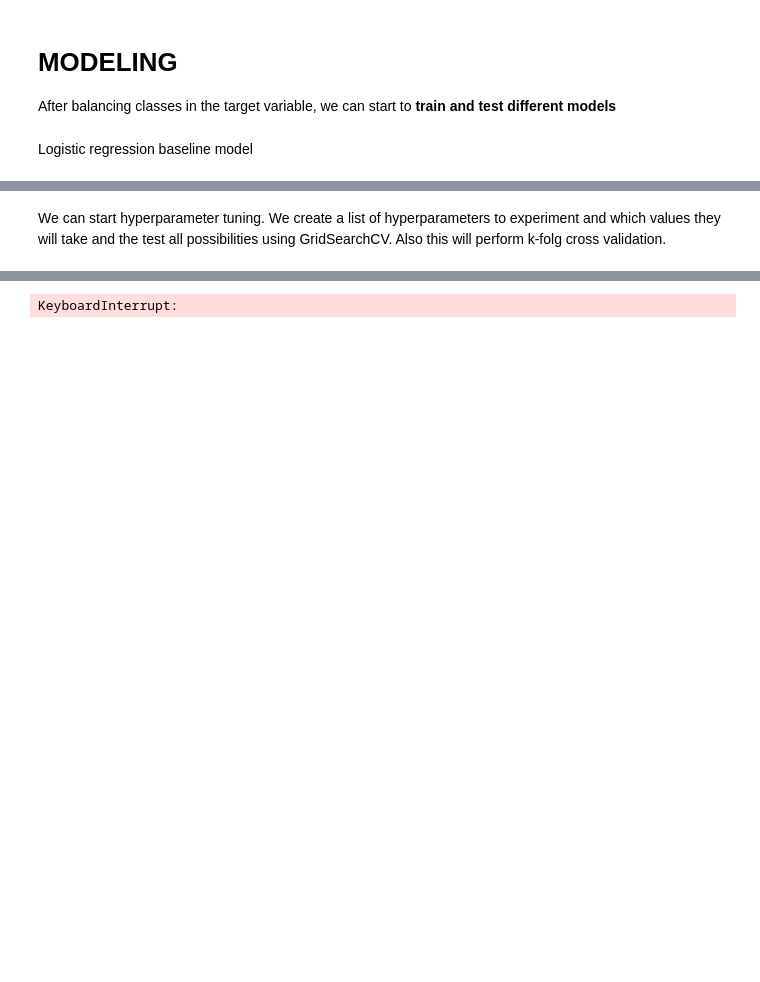
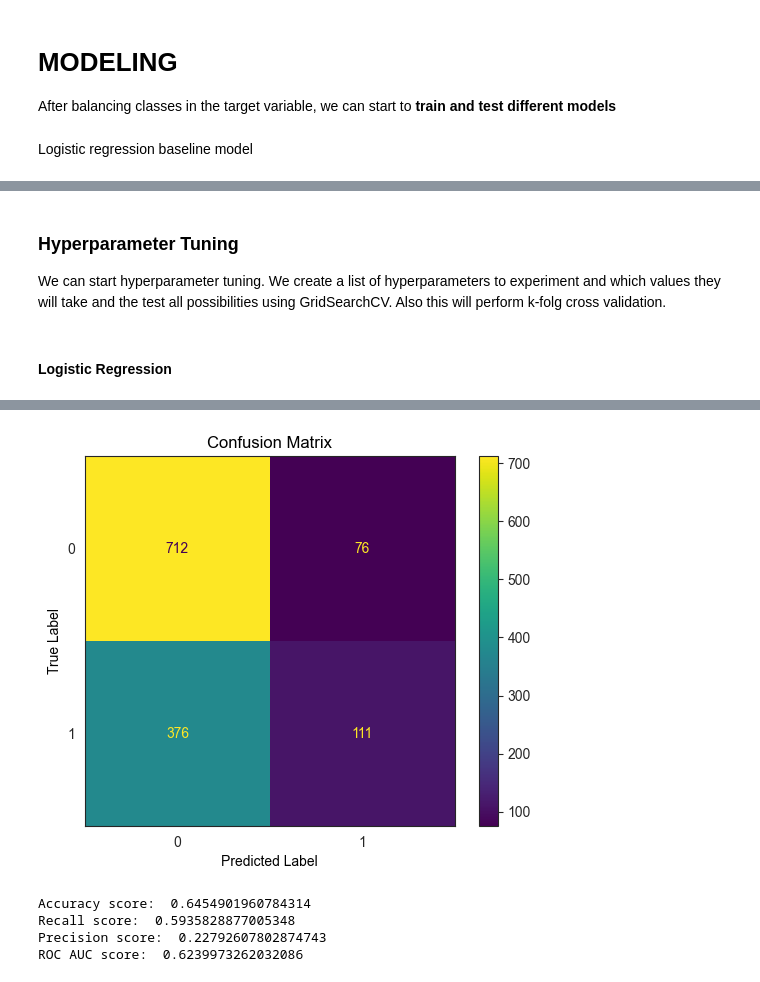
Before and after one commit to bruno-pannunzio/churn-prediction, a Jupyter notebook: Churn prediction.ipynb, the cells around one changed output, grey strips where cells are left out. Drawn from its saved outputs; the diff is of its cells as text; code cells hidden in the pictures; blank space fills up the shorter version.

```diff
--- a/Churn prediction.ipynb
+++ b/Churn prediction.ipynb
@@ -184,4 +181,5 @@ ROC AUC score:  0.6416819226242737
 # %% [markdown]
+### Hyperparameter Tuning
 We can start hyperparameter tuning. We create a list of hyperparameters to experiment and which values they will take and the test all possibilities using GridSearchCV. Also this will perform k-folg cross validation.
 # %%
 def confusion_matrix_plot(predicted, test_labels, classifier):
@@ -194,19 +192,20 @@ def confusion_matrix_plot(predicted, test_labels, classifier):
   plt.ylabel('True Label', color=color)
 
   plt.show()
+# %% [markdown]
+#### Logistic Regression
 # %%
-logReg = LogisticRegression(random_state=100, max_iter = 5000)
+logReg = LogisticRegression(random_state=100, max_iter = 10000)
 
 param_grid = {
     'penalty': ['l1','l2'],
     'C': [0.0001, 0.001, 0.01, 0.1, 1, 10],
-    'solver': ['lbfgs', 'liblinear','saga']
 }
 
 lr = RandomizedSearchCV(estimator=logReg, param_distributions=param_grid, scoring=accuracy_score, cv=5, verbose=False, n_jobs=-1)
 
 best_lr = lr.fit(train, train_labels)
-predited_lr = best_lr.predict(test)
+predicted_lr = best_lr.predict(test)
 confusion_matrix_plot(predicted_lr, test_labels, best_lr)
 show_scores(predicted_lr, test_labels)
 # %% [output]
@@ -230 +229,5 @@ TypeError: too many positional arguments
+[figure, added]
-KeyboardInterrupt:
+Accuracy score:  0.6454901960784314
+Recall score:  0.5935828877005348
+Precision score:  0.22792607802874743
+ROC AUC score:  0.6239973262032086
```
Also changed, not shown: parts of 22 cells of this notebook, 1 other file.
